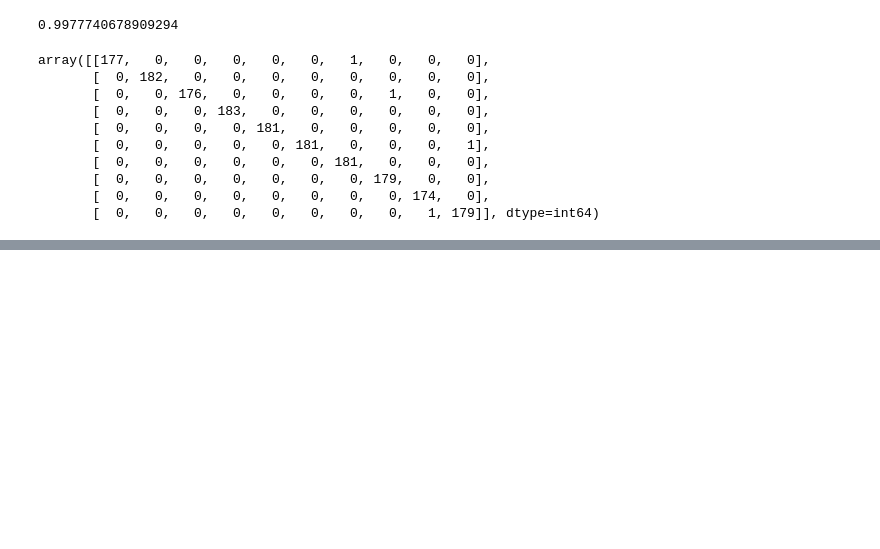
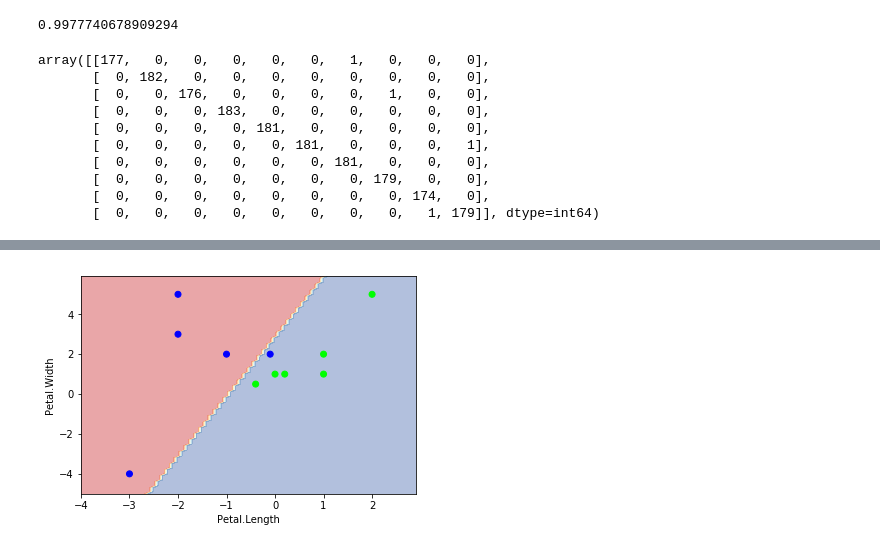
Before and after one commit to ywchiu/cdc_course, a Jupyter notebook: Demo20190612.ipynb, the cells around one changed output, grey strips where cells are left out. Cells and saved outputs as stored; diff of their text form; code cells hidden in the pictures; blank space fills up the shorter version.

```diff
--- a/Demo20190612.ipynb
+++ b/Demo20190612.ipynb
@@ -245,0 +374,6 @@ array([[177,   0,   0,   0,   0,   0,   1,   0,   0,   0],
+# %%
+clf = SVC(C=1.0, kernel='linear')
+clf.fit(X, Y)
+plot_estimator(clf,X,Y)
+# %% [output]
+[figure, added]
```
Also changed, not shown: parts of 29 cells of this notebook.
